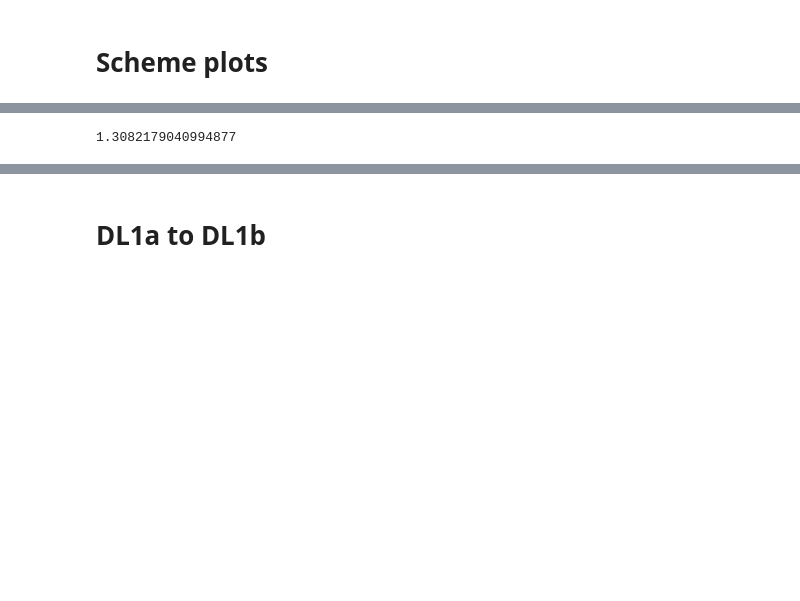
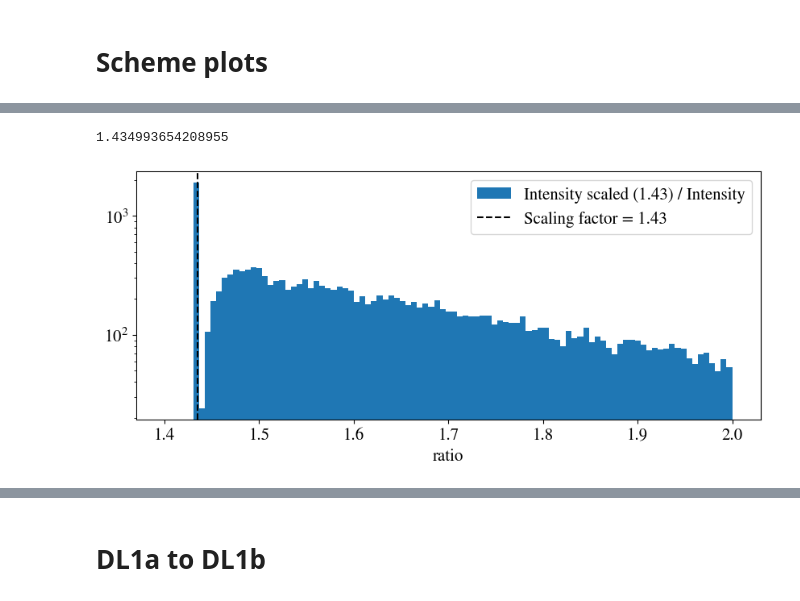
Before and after one commit to juanjq/cosmic_ray_data_correction, a Jupyter notebook: dl2_production/testing_dl1ab_changes.ipynb, the cells around one changed output, grey strips where cells are left out. Cells and saved outputs as stored; diff of their text form; code cells hidden in the pictures; blank space fills up the shorter version.

```diff
--- a/dl2_production/testing_dl1ab_changes.ipynb
+++ b/dl2_production/testing_dl1ab_changes.ipynb
@@ -232,6 +205,7 @@ srun = 0
 index_run  = list(dict_dcheck["run"]).index(run)
 lightyield = dict_dcheck["light_yield"][index_run]
 telapsed   = dict_dcheck["telapsed"][index_run]
+zd_run = (dict_dcheck["zd"][index_run])
 
 1/lightyield
 # %% [output]
@@ -259,18 +233,23 @@ def likelihood_plaw(params, x, y):
     y_pred = plaw(x, A, k)
     return np.sum((y - y_pred)**2)
 
-def horizontal_dist_plaws(refpoint, AR, alphaR, A2, alpha2):
+def calc_light_yield(refpoint, AR, alphaR, A2, alpha2):
 
-    refrate = plaw(refpoint, AR, alphaR)
+    return (A2 / AR) ** (-1 / ( 1+ alpha2))
 
-    def plaw2(x):
-        return plaw(x, A2, alpha2) - refrate
+def pol2(x, a, b, c):
+    return a + b * x + c * x * x
 
-    sol = optimize.root(plaw2, x0=reference_intensity, method='hybr').x
+p0a = -0.44751321
+p0b = 3.62502037
+p0c = -1.43611437
 
-    dist = refpoint - sol
+p1a = -2.89253919
+p1b = 0.99443581
+p1c = -0.34013068
 
-    return dist[0]
+par0_at_zenith = pol2(1, p0a, p0b, p0c)
+par1_at_zenith = pol2(1, p1a, p1b, p1c)
 # %%
 %%time
 run = run_numbers[0]
@@ -318,7 +287,7 @@ for b in bins_c:
         mask_bins.append(True)
     else:
         mask_bins.append(False)
-bins_space = np.linspace(limsint[0]-100, limsint[1]+200, 100)
+bins_space = np.linspace(limsint[0] - 100, limsint[1] + 200, 100)
 
 hist_tot_1, _ = np.histogram(dl1b_df_total1["intensity"], total_bins)
 hist_lim_1, _ = np.histogram(dl1b_df_sub1["intensity"], total_bins)
@@ -329,6 +298,7 @@ rate_lim_1 = hist_lim_1 / telapsed / bin_size
 result_1 = minimize(likelihood_plaw, x0=[reference_rates, reference_power_index], args=(bins_c[mask_bins], rate_lim_1[mask_bins]))
 a_1, p_index_1 = result_1.x
 
-intensity_disp_1 = horizontal_dist_plaws(reference_intensity, reference_rates, reference_power_index, a_1, p_index_1)
+zd_corr_a_1 = a_1 * pol2(1, p0a, p0b, p0c) / pol2(np.cos(np.rad2deg(zd_run)), p0a, p0b, p0c)
+zd_corr_p_index_1 = p_index_1 +  pol2(1, p1a, p1b, p1c) - pol2(np.cos(np.rad2deg(zd_run)), p1a, p1b, p1c)
 
-ly1 = ((reference_intensity - intensity_disp_1)/ reference_intensity)
+ly1 = calc_light_yield(reference_intensity, reference_rates, reference_power_index, zd_corr_a_1, zd_corr_p_index_1)
@@ -450,9 +411,28 @@ rate_tot_f = hist_tot_f / telapsed / bin_size
 result_f = minimize(likelihood_plaw, x0=[reference_rates, reference_power_index], args=(bins_c[mask_bins], rate_tot_f[mask_bins]))
 a_f, p_index_f = result_f.x
 
-intensity_disp_f = horizontal_dist_plaws(reference_intensity, reference_rates, reference_power_index, a_f, p_index_f)
+correction_a = pol2(1, p0a, p0b, p0c) / pol2(np.cos(np.rad2deg(zd_run)), p0a, p0b, p0c)
+correction_index = pol2(1, p1a, p1b, p1c) - pol2(np.cos(np.rad2deg(zd_run)), p1a, p1b, p1c)
+zd_corr_a_f = a_f * correction_a
+zd_corr_p_index_f = p_index_f +  correction_index
 
-lyf = ((reference_intensity - intensity_disp_f)/ reference_intensity)
+lyf = calc_light_yield(reference_intensity, reference_rates, reference_power_index, zd_corr_a_f, zd_corr_p_index_f)
-# %% [output]
-1.3082179040994877
+# %%
+1/ly1
+# %% [output]
+1.434993654208955
+# %%
+fig, ax = plt.subplots(figsize=(10,4))
+
+plt.hist(dl1b_df_sub2["intensity"] / dl1b_df_sub1["intensity"], bins=np.linspace(1.4, 2, 100),
+        label="Intensity scaled (1.43) / Intensity")
+plt.axvline(1/ly1, color="k", ls="--", label=f"Scaling factor = {1/ly1:.2f}")
+# plt.hist(dl1b_df_sub3["intensity"] / dl1b_df_sub1["intensity"], bins=np.linspace(1.2, 2, 100));
+plt.yscale("log")
+plt.legend()
+plt.xlabel("ratio")
+
+plt.show()
+# %% [output]
+[figure, added]
 # %%
```
Also changed, not shown: parts of 19 cells of this notebook.
